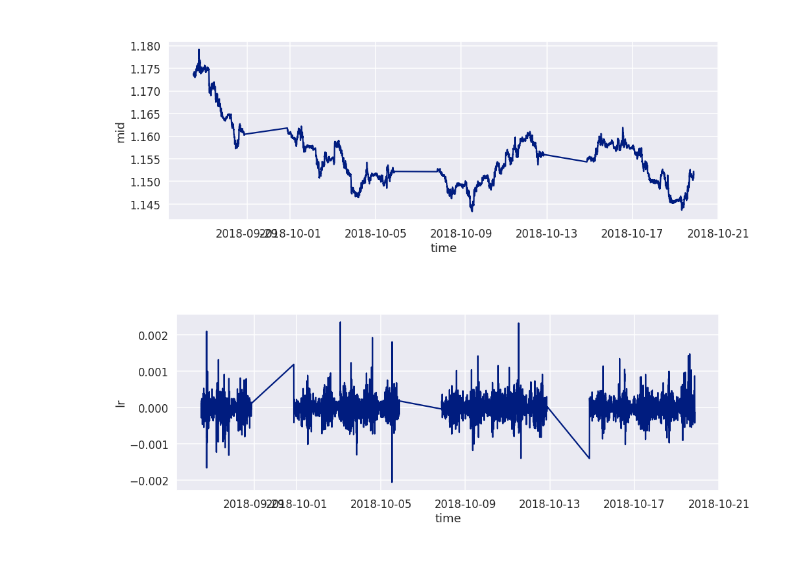
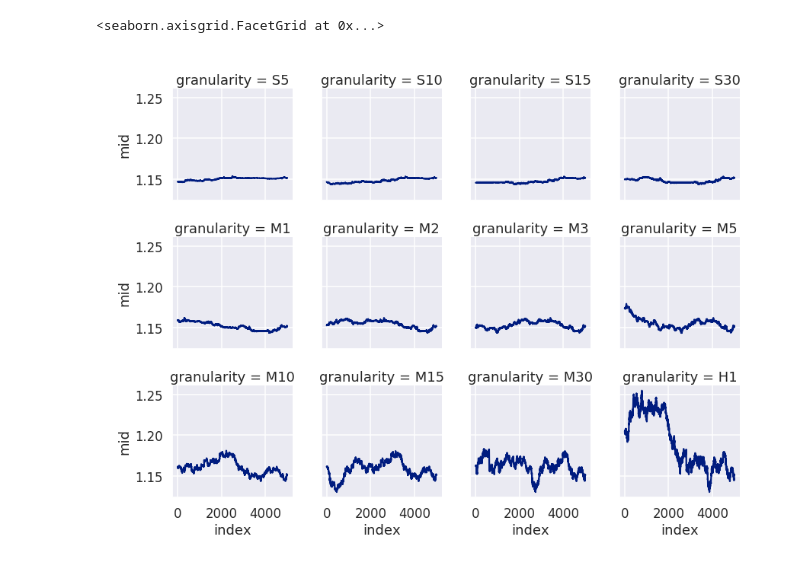
Before and after one commit to dceoy/jupyter-eda-forex, a Jupyter notebook: eda.ipynb, the cells around one changed output. Drawn from its saved outputs; the diff is of its cells as text; code cells hidden in the pictures.

```diff
--- a/eda.ipynb
+++ b/eda.ipynb
@@ -24,9 +22 @@ df_lr = pd.read_csv('forex-sample-dataset/candle.M5.EUR_USD.csv').assign(
 )
-# %%
-g1 = sns.lineplot(x='time', y='mid', data=df_lr)
-# %% [output]
-[figure, removed]
-# %%
-g2 = sns.lineplot(x='time', y='lr', data=df_lr)
-# %% [output]
-[figure, removed]
@@ -32,0 +40,6 @@ g2 = sns.lineplot(x='time', y='lr', data=df_lr)
+# %%
+g1 = sns.FacetGrid(df_mid, col='granularity', col_wrap=4)
+g1.map(sns.lineplot, 'index', 'mid')
+# %% [output]
+<seaborn.axisgrid.FacetGrid at 0x...>
+[figure, added]
```
Also changed, not shown: parts of 4 cells of this notebook, 1 other file.
